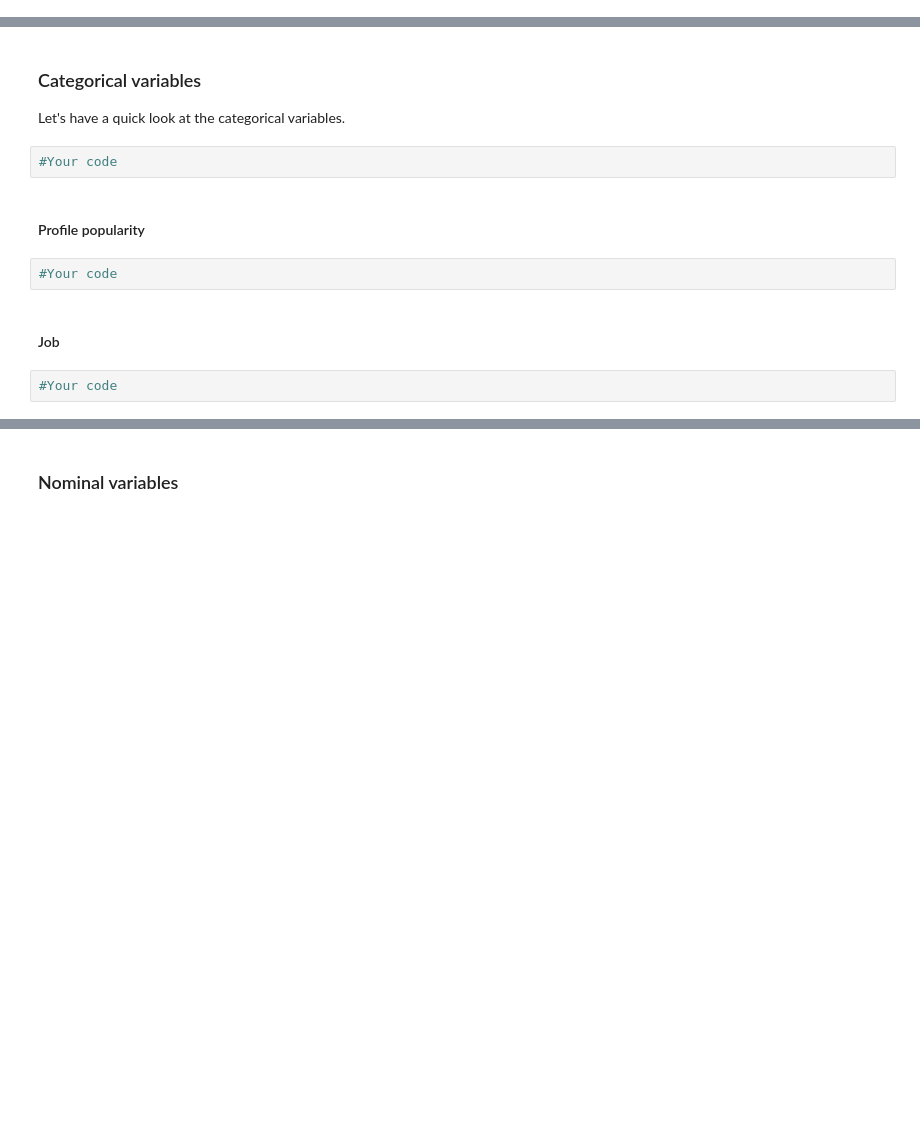
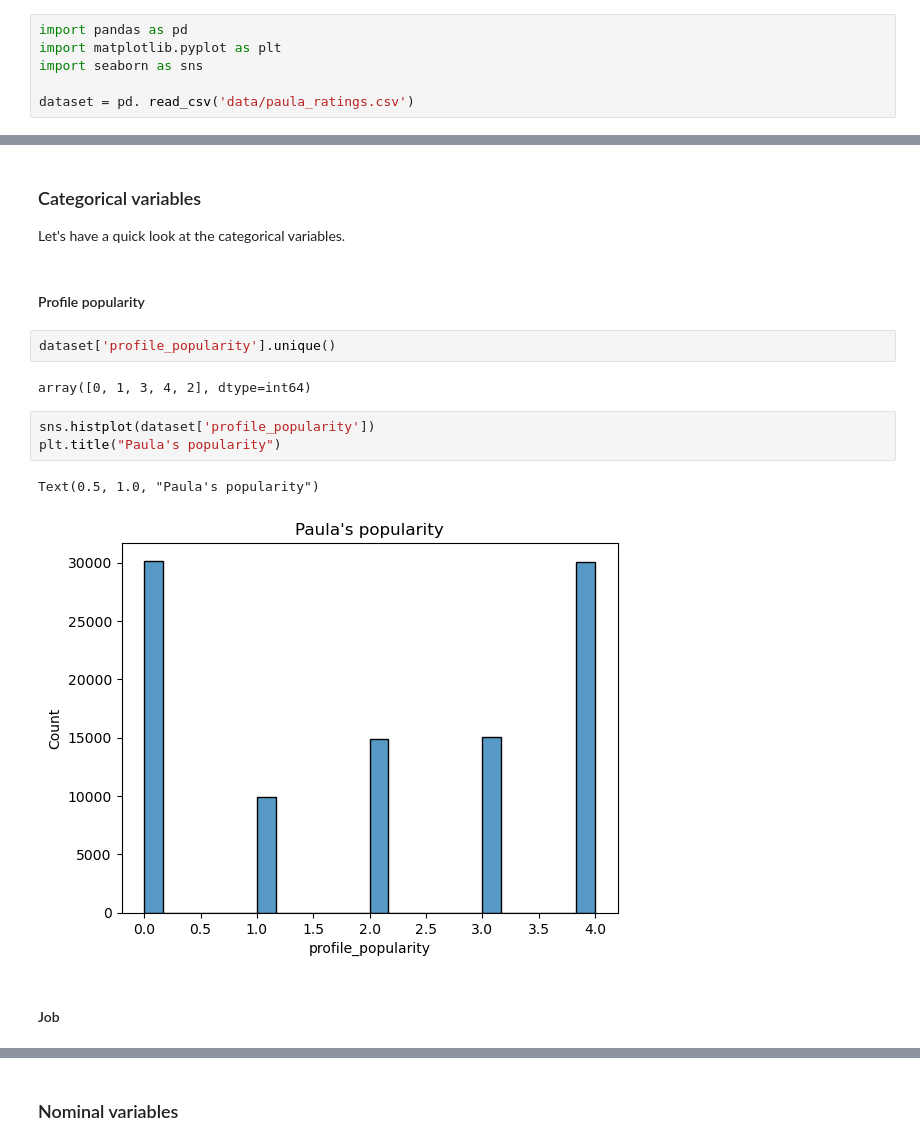
Before and after one commit to ironhack-edu/tech_challenge_dsml, a Jupyter notebook: business-case-challenge-iron-match.ipynb, the cells around one changed output, grey strips where cells are left out. Drawn from its saved outputs; the diff is of its cells as text; blank space fills up the shorter version.

```diff
--- a/business-case-challenge-iron-match.ipynb
+++ b/business-case-challenge-iron-match.ipynb
@@ -42,3 +40,9 @@ RANDOM_SEED = 42
+# %%
+import pandas as pd
+import matplotlib.pyplot as plt
+import seaborn as sns
+
+dataset = pd. read_csv('data/paula_ratings.csv')
 # %% [markdown]
 ## Exploratory analysis
 
@@ -49,13 +95,17 @@ Use this section to familiarize yourself with the dataset, and analyze any infor
 ### Categorical variables
 
 Let's have a quick look at the categorical variables.
-# %%
-#Your code
 # %% [markdown]
 #### Profile popularity
-# %%
-#Your code
+# %%
+dataset['profile_popularity'].unique()
+# %% [output]
+array([0, 1, 3, 4, 2], dtype=int64)
+# %%
+sns.histplot(dataset['profile_popularity'])
+plt.title("Paula's popularity")
+# %% [output]
+Text(0.5, 1.0, "Paula's popularity")
+[figure, added]
 # %% [markdown]
 #### Job
-# %%
-#Your code
```
Also changed, not shown: parts of 66 cells of this notebook.
